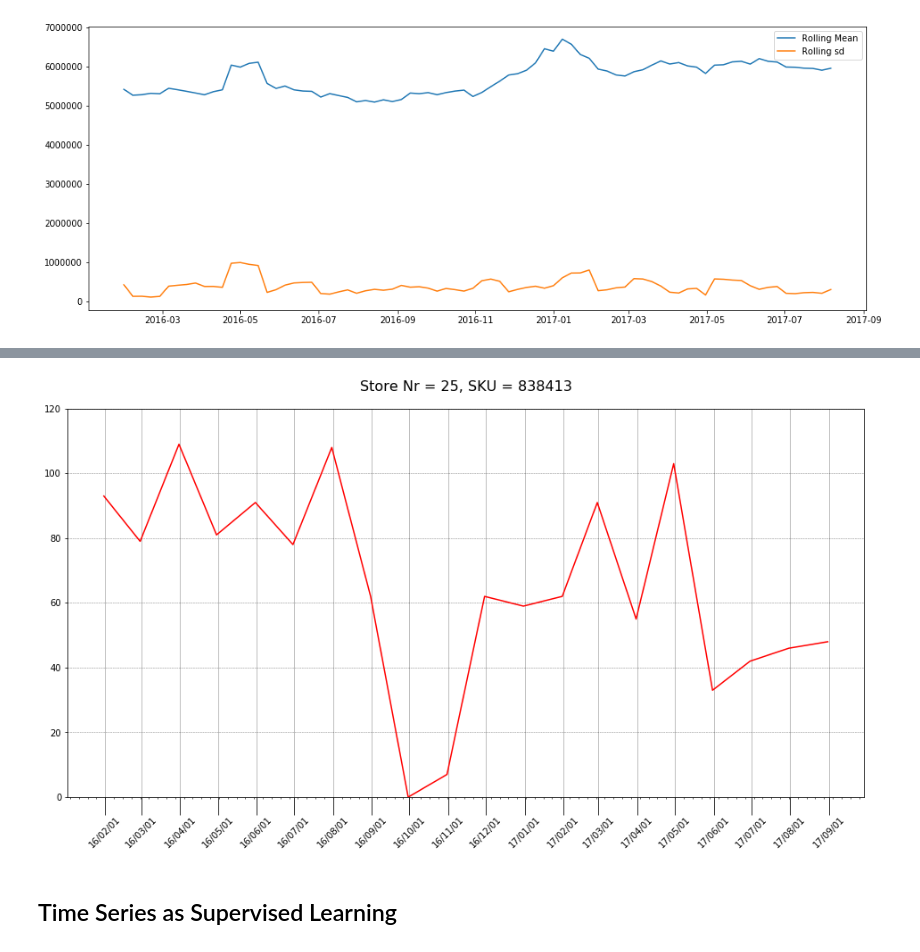
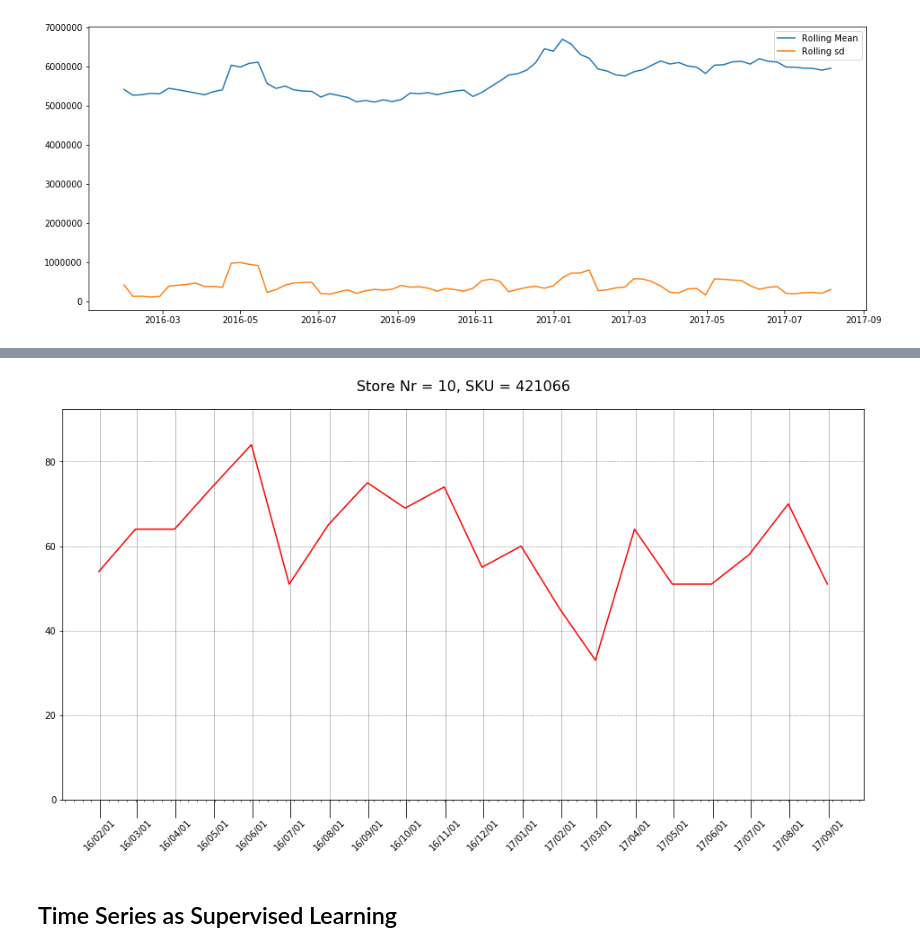
Before and after one commit to failure2communicate/Catalog_optimization, a Jupyter notebook: Time_series_forecasting.ipynb, the cells around one changed output, grey strips where cells are left out. Drawn from its saved outputs; the diff is of its cells as text; code cells hidden in the pictures.

```diff
--- a/Time_series_forecasting.ipynb
+++ b/Time_series_forecasting.ipynb
@@ -76,10 +34,3 @@ plt.legend()
 # %% [output]
 <matplotlib.legend.Legend at 0x...>
 [figure]
-# %%
-import statsmodels.api as sm
-# multiplicative
-res = sm.tsa.seasonal_decompose(ts.values,freq=12,model="multiplicative")
-#plt.figure(figsize=(16,12))
-fig = res.plot()
-plt.show()
@@ -88,6 +36,0 @@ plt.show()
-# %%
-# Additive model
-res = sm.tsa.seasonal_decompose(ts.values,freq=12,model="additive")
-#plt.figure(figsize=(16,12))
-fig = res.plot()
-plt.show()
@@ -120,30 +38,32 @@ dtype: float64
 unique_stores = list(train['store_nbr'].unique())
 unique_items = list(train['item_nbr'].unique())
 # %%
+import matplotlib as mpl
 from matplotlib.dates import WeekdayLocator, YearLocator, MonthLocator, DateFormatter
 from matplotlib.dates import MO, TU, WE, TH, FR, SA, SU
 
 def plot_sales(storeNr, itemNr):
     x = train[(train['store_nbr'] == storeNr) & (train['item_nbr'] == itemNr)].groupby(['date'])['unit_sales'].sum().resample('M').sum().index
     y = train[(train['store_nbr'] == storeNr) & (train['item_nbr'] == itemNr)].groupby(['date'])['unit_sales'].sum().resample('M').sum().values
 
     fig = plt.figure(figsize = (16, 8))
     ax = fig.add_subplot(111)
     ax.set_title('Store Nr = {}, SKU = {}'.format(storeNr, itemNr), pad = 20, fontdict = {'fontsize': 16})
     ax.plot_date(mpl.dates.date2num(x), y, 'r-')
     ax.set_ylim(0, max(y)*1.1)
 #     ax.set_xlim(x[0], x[-1])
     ax.xaxis.set_major_locator(MonthLocator())
     ax.xaxis.set_major_formatter(DateFormatter('%y/%m/%d'))
     ax.xaxis.set_minor_locator(WeekdayLocator(byweekday=MO))
     ax.tick_params(axis = 'x', which = 'major', direction = 'out', length = 20, pad = 0, labelrotation = 45)
     ax.tick_params(axis = 'x', which = 'minor')
     ax.grid(axis = 'x', which = 'major', color='k', linestyle='-', linewidth=0.5, alpha=0.5)
     ax.grid(axis = 'y', which = 'major', color='k', linestyle='--', linewidth=0.5, alpha=0.5)
+    plt.show()
 
-plot_sales(storeNr = 25, itemNr = 838413)
+plot_sales(storeNr = 10, itemNr = 421066)
 # %% [output]
-[figure, old version]
+[figure, new version]
 # %% [markdown]
 ## Time Series as Supervised Learning
 # %% [markdown]
```
Also changed, not shown: parts of 65 cells of this notebook.
